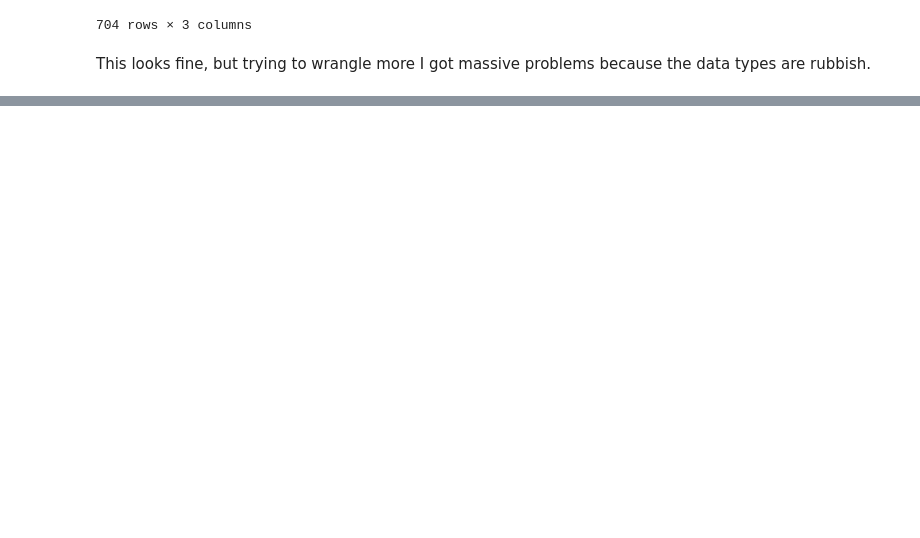
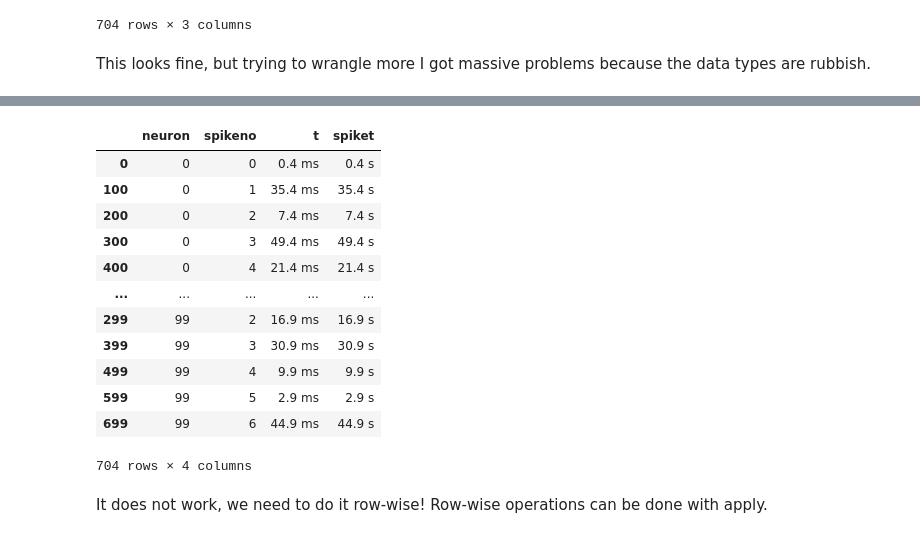
Before and after one commit to linusconrad/neurodynamics-learning, a Jupyter notebook: Linus-neurodyn-notes.ipynb, the cells around one changed output, grey strips where cells are left out. Saved outputs shown, nothing was run; the diff lists cells and outputs as text; code cells hidden in the pictures; blank space fills up the shorter version.

```diff
--- a/Linus-neurodyn-notes.ipynb
+++ b/Linus-neurodyn-notes.ipynb
@@ -291,0 +339,20 @@ dtype: object
+# %%
+# try assiging a new column (mutate style in R)
+spikes_long.assign(spiket = spikes_long['t'] /ms)
+# %% [output]
+|  | neuron | spikeno | t | spiket |
+| 0 | 0 | 0 | 0.4 ms | 0.4 s |
+| 100 | 0 | 1 | 35.4 ms | 35.4 s |
+| 200 | 0 | 2 | 7.4 ms | 7.4 s |
+| 300 | 0 | 3 | 49.4 ms | 49.4 s |
+| 400 | 0 | 4 | 21.4 ms | 21.4 s |
+| ... | ... | ... | ... | ... |
+| 299 | 99 | 2 | 16.9 ms | 16.9 s |
+| 399 | 99 | 3 | 30.9 ms | 30.9 s |
+| 499 | 99 | 4 | 9.9 ms | 9.9 s |
+| 599 | 99 | 5 | 2.9 ms | 2.9 s |
+| 699 | 99 | 6 | 44.9 ms | 44.9 s |
+704 rows × 4 columns
+# %% [markdown]
+It does not work, we need to do it row-wise!
+Row-wise operations can be done with apply.
```
Also changed, not shown: parts of 13 cells of this notebook, 1 other file.
